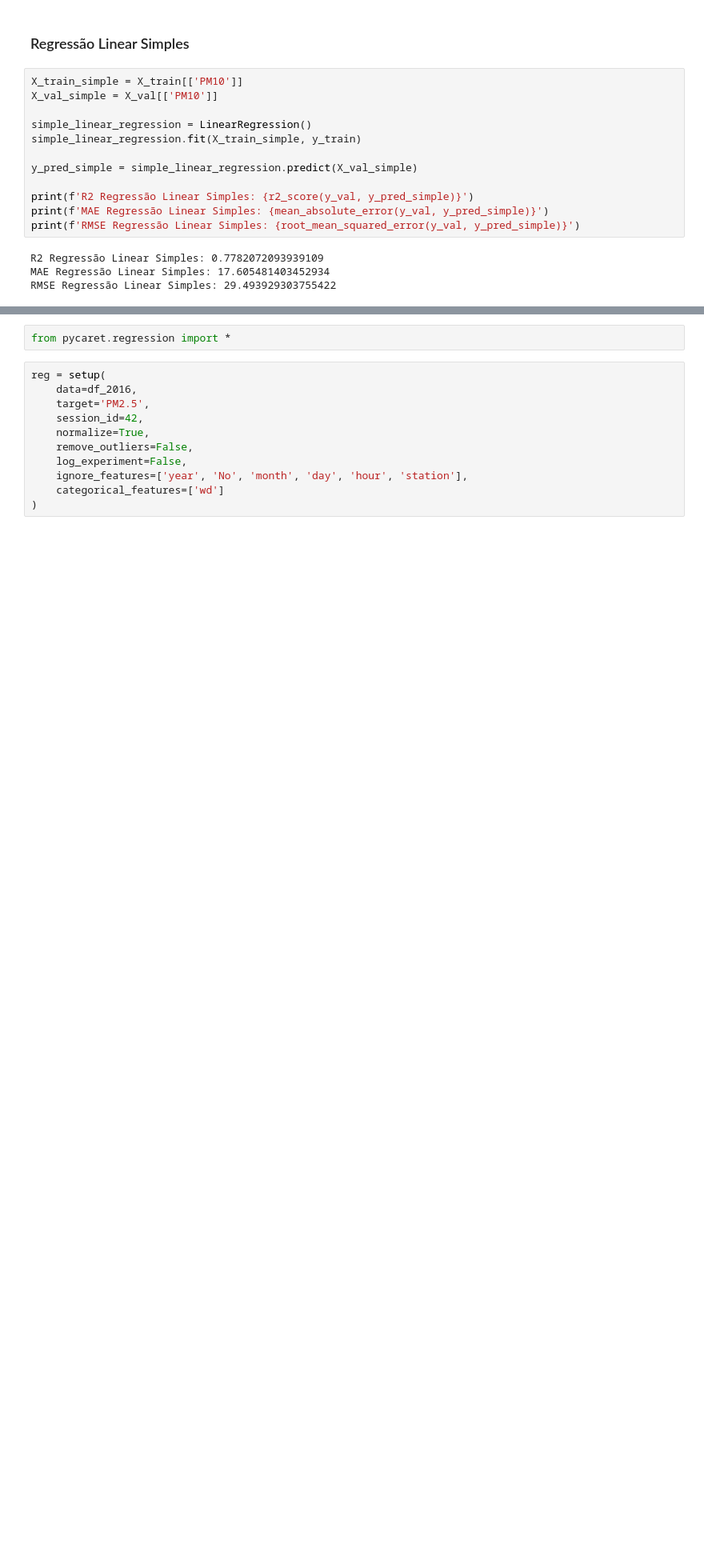
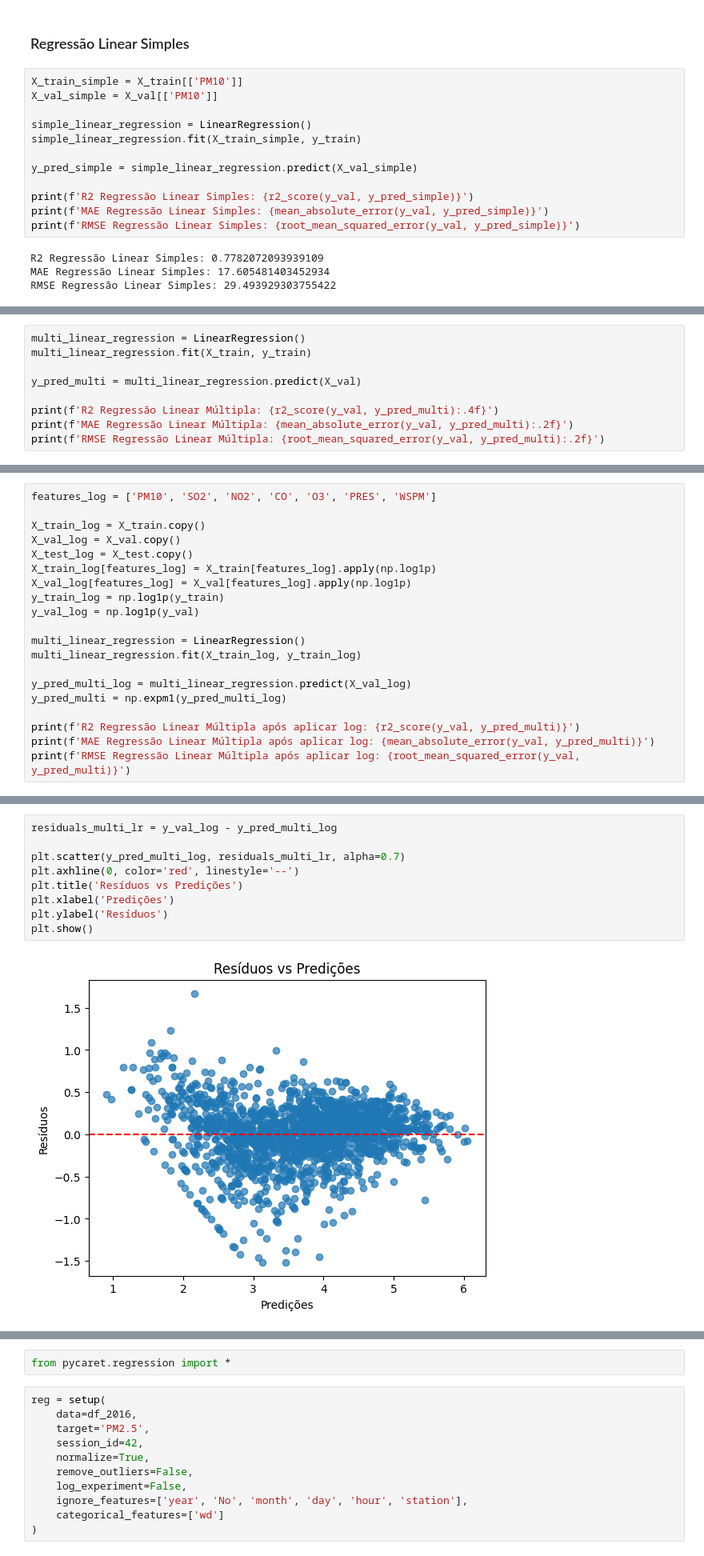
Before and after one commit to yagoschnorr/air-quality-analysis, a Jupyter notebook: analysis.ipynb, the cells around one changed output, grey strips where cells are left out. Shown at 80% size. Saved outputs shown, nothing was run; the diff lists cells and outputs as text; blank space fills up the shorter version.

```diff
--- a/analysis.ipynb
+++ b/analysis.ipynb
@@ -257,0 +295,9 @@ RMSE Regressão Linear Simples: 29.493929303755422
+# %%
+multi_linear_regression = LinearRegression()
+multi_linear_regression.fit(X_train, y_train)
+
+y_pred_multi = multi_linear_regression.predict(X_val)
+
+print(f'R2 Regressão Linear Múltipla: {r2_score(y_val, y_pred_multi):.4f}')
+print(f'MAE Regressão Linear Múltipla: {mean_absolute_error(y_val, y_pred_multi):.2f}')
+print(f'RMSE Regressão Linear Múltipla: {root_mean_squared_error(y_val, y_pred_multi):.2f}')
@@ -257,0 +343,20 @@ RMSE Regressão Linear Simples: 29.493929303755422
+# %%
+features_log = ['PM10', 'SO2', 'NO2', 'CO', 'O3', 'PRES', 'WSPM']
+
+X_train_log = X_train.copy()
+X_val_log = X_val.copy()
+X_test_log = X_test.copy()
+X_train_log[features_log] = X_train[features_log].apply(np.log1p)
+X_val_log[features_log] = X_val[features_log].apply(np.log1p)
+y_train_log = np.log1p(y_train)
+y_val_log = np.log1p(y_val)
+
+multi_linear_regression = LinearRegression()
+multi_linear_regression.fit(X_train_log, y_train_log)
+
+y_pred_multi_log = multi_linear_regression.predict(X_val_log)
+y_pred_multi = np.expm1(y_pred_multi_log)
+
+print(f'R2 Regressão Linear Múltipla após aplicar log: {r2_score(y_val, y_pred_multi)}')
+print(f'MAE Regressão Linear Múltipla após aplicar log: {mean_absolute_error(y_val, y_pred_multi)}')
+print(f'RMSE Regressão Linear Múltipla após aplicar log: {root_mean_squared_error(y_val, y_pred_multi)}')
@@ -257,0 +380,11 @@ RMSE Regressão Linear Simples: 29.493929303755422
+# %%
+residuals_multi_lr = y_val_log - y_pred_multi_log
+
+plt.scatter(y_pred_multi_log, residuals_multi_lr, alpha=0.7)
+plt.axhline(0, color='red', linestyle='--')
+plt.title('Resíduos vs Predições')
+plt.xlabel('Predições')
+plt.ylabel('Resíduos')
+plt.show()
+# %% [output]
+[figure, added]
```
Also changed, not shown: parts of 15 cells of this notebook.
